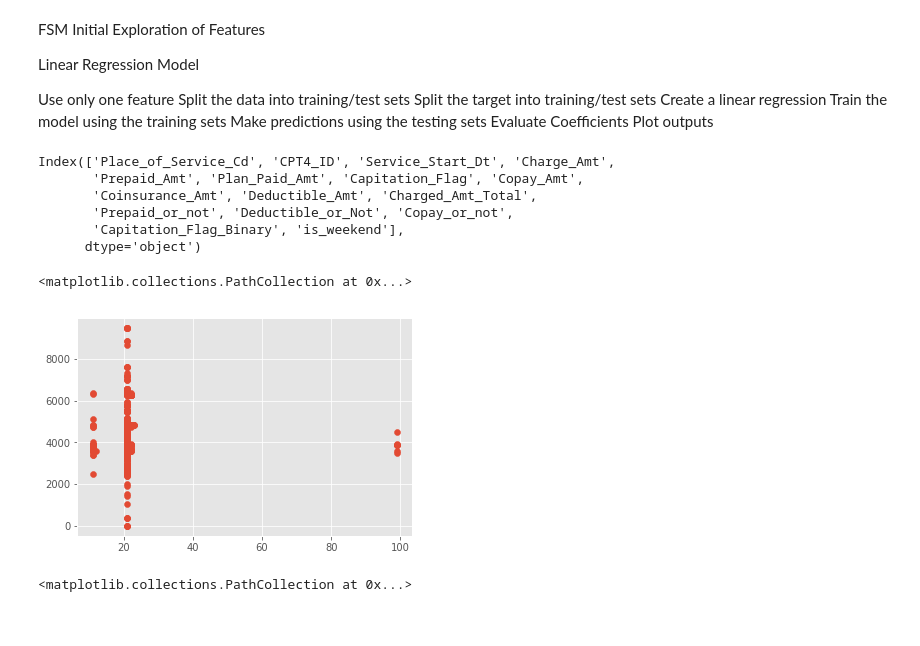
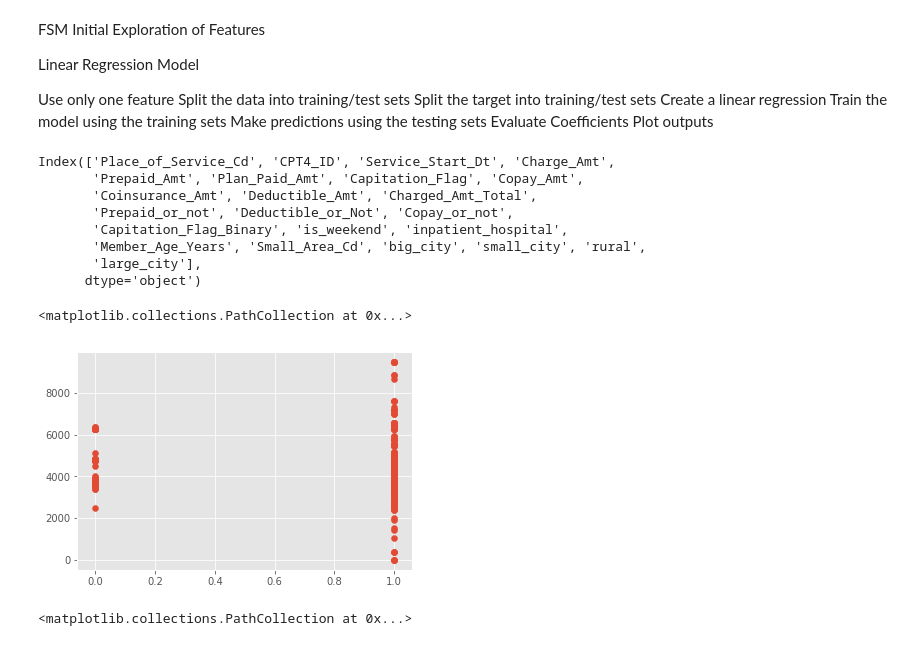
Before and after one commit to jlhewitt/Healthcare-Claim-Analysis, a Jupyter notebook: Save_For_Later/Second_Draft.ipynb, the cells around one changed output. Cells and saved outputs as stored; diff of their text form; code cells hidden in the pictures.

```diff
--- a/Save_For_Later/Second_Draft.ipynb
+++ b/Save_For_Later/Second_Draft.ipynb
@@ -589,21 +589,23 @@ Make predictions using the testing sets
 Evaluate Coefficients
 Plot outputs
 # %%
-simplified2_df.columns
+additional_header_df.columns
 # %% [output]
 Index(['Place_of_Service_Cd', 'CPT4_ID', 'Service_Start_Dt', 'Charge_Amt',
        'Prepaid_Amt', 'Plan_Paid_Amt', 'Capitation_Flag', 'Copay_Amt',
        'Coinsurance_Amt', 'Deductible_Amt', 'Charged_Amt_Total',
        'Prepaid_or_not', 'Deductible_or_Not', 'Copay_or_not',
-       'Capitation_Flag_Binary', 'is_weekend'],
+       'Capitation_Flag_Binary', 'is_weekend', 'inpatient_hospital',
+       'Member_Age_Years', 'Small_Area_Cd', 'big_city', 'small_city', 'rural',
+       'large_city'],
       dtype='object')
 # %%
-x = simplified2_df.Place_of_Service_Cd
-y = simplified2_df.Charged_Amt_Total
+x = additional_header_df.inpatient_hospital
+y = additional_header_df.Charged_Amt_Total
 
 fig, ax = plt.subplots()
 ax.scatter(x, y)
 # %% [output]
 <matplotlib.collections.PathCollection at 0x...>
-[figure, old version]
+[figure, new version]
 # %%
```
Also changed, not shown: parts of 9 cells of this notebook.
